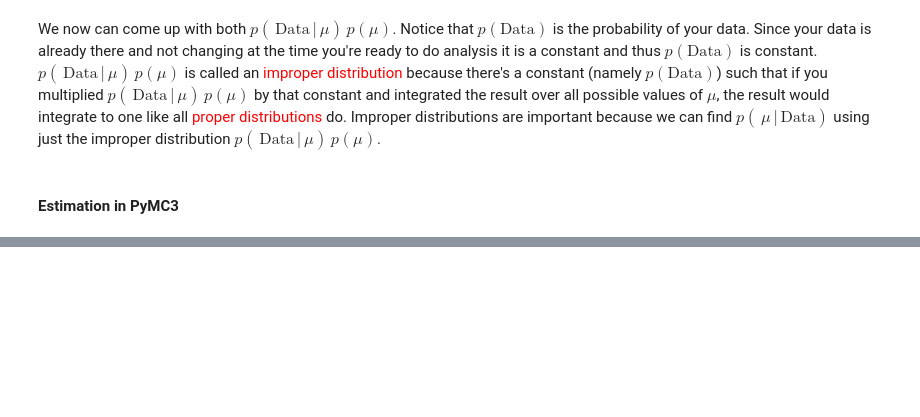
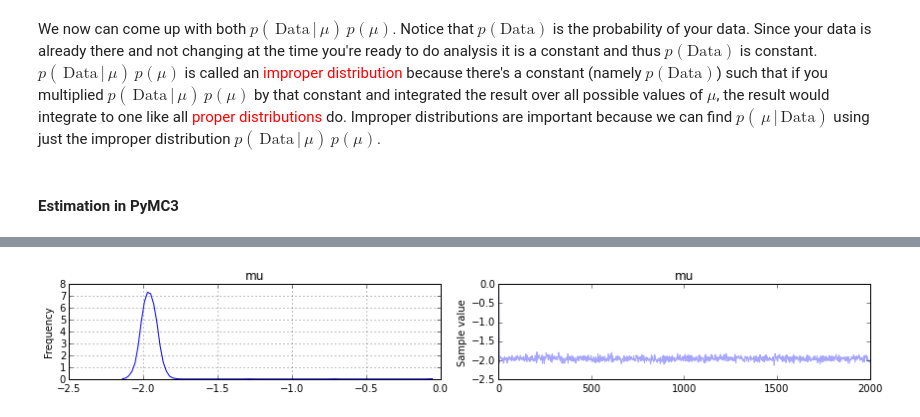
Before and after one commit to LucaFoschini/UCSBDataScienceBootcamp2015, a Jupyter notebook: Day07_Stats/notebooks/estimation.ipynb, the cells around one changed output, grey strips where cells are left out. Drawn from its saved outputs; the diff is of its cells as text; code cells hidden in the pictures; blank space fills up the shorter version.

```diff
--- a/Day07_Stats/notebooks/estimation.ipynb
+++ b/Day07_Stats/notebooks/estimation.ipynb
@@ -71,0 +85,14 @@ import pymc3
+# %%
+from pymc3 import Model, Normal
+
+our_first_model = Model()
+
+with our_first_model:
+
+    # Prior for mean. We don't know what it is so we'll just
+    #set a really high standard deviation. The data will
+    #wash it out anyway
+    mu = Normal('mu', mu=0, sd=10)
+
+    # Likelihood (sampling distribution) of observations
+    observations = Normal('observations', mu=mu, sd=0.5, observed=Data)
@@ -71,0 +111,6 @@ import pymc3
+# %%
+from pymc3 import traceplot
+
+traceplot(trace);
+# %% [output]
+[figure, added]
```
Also changed, not shown: parts of 7 cells of this notebook, 2 other files.
